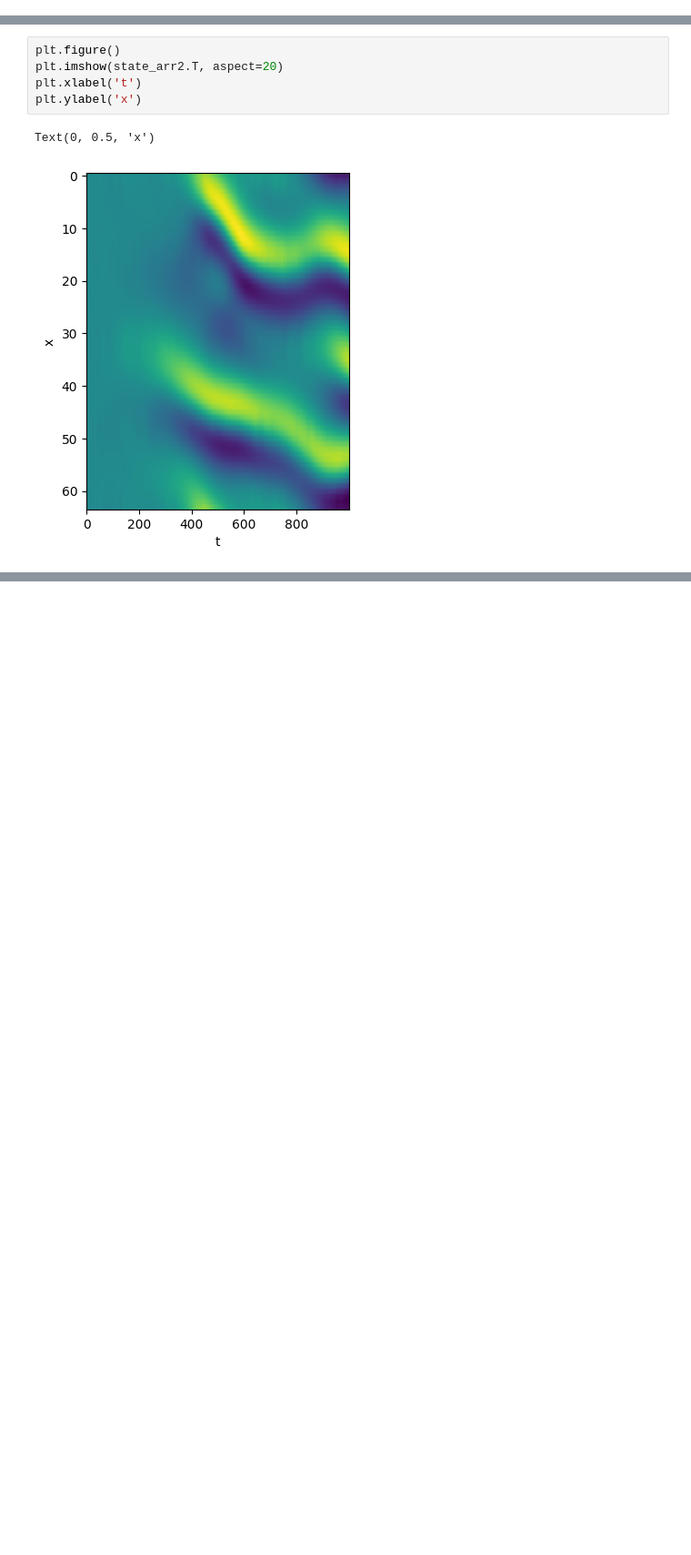
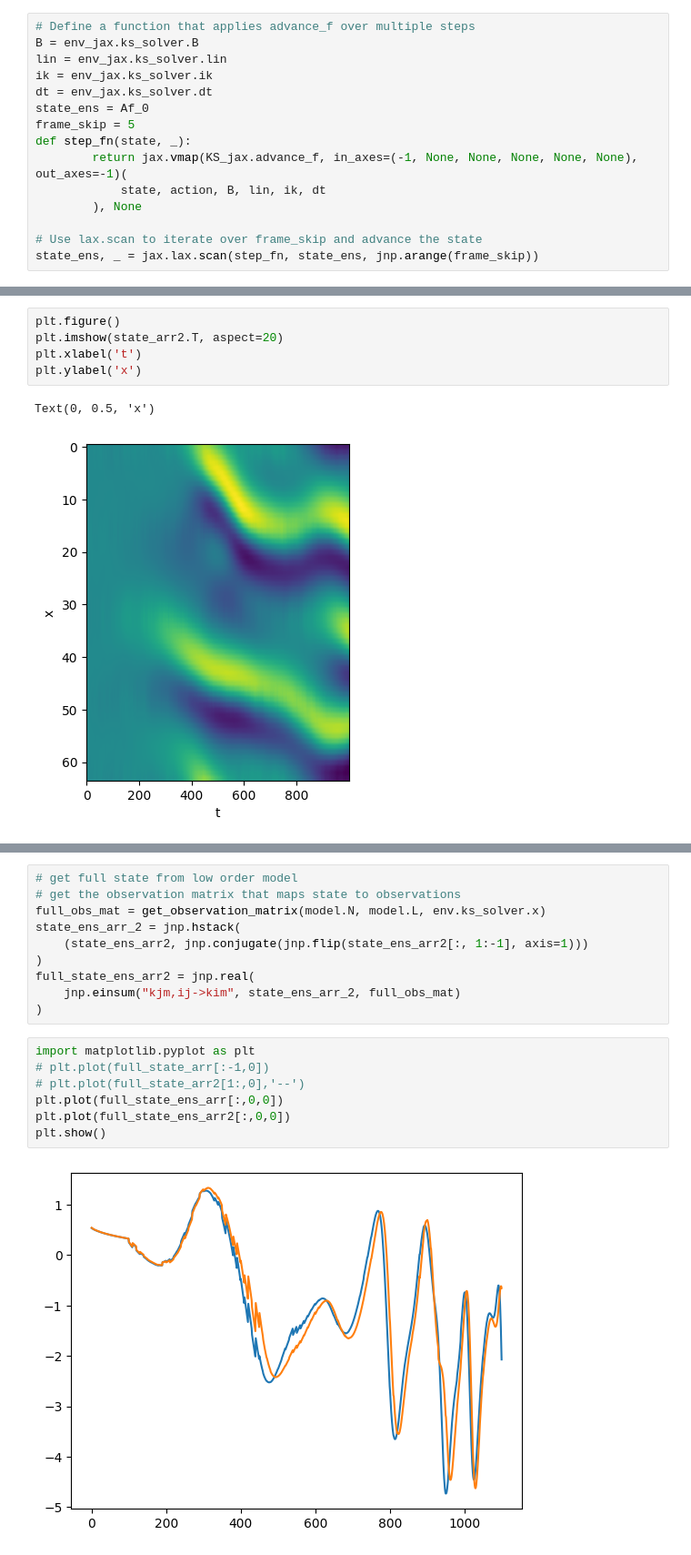
Before and after one commit to MagriLab/DA-RL, a Jupyter notebook: ks_experiment.ipynb, the cells around one changed output, grey strips where cells are left out. Shown at 91% size. Drawn from its saved outputs; the diff is of its cells as text; blank space fills up the shorter version.

```diff
--- a/ks_experiment.ipynb
+++ b/ks_experiment.ipynb
@@ -655,0 +955,15 @@ _, state_arr2 = jax.lax.scan(body_fun,(state2, subkey), np.arange(N_t))
+# %%
+# Define a function that applies advance_f over multiple steps
+B = env_jax.ks_solver.B
+lin = env_jax.ks_solver.lin
+ik = env_jax.ks_solver.ik
+dt = env_jax.ks_solver.dt
+state_ens = Af_0
+frame_skip = 5
+def step_fn(state, _):
+        return jax.vmap(KS_jax.advance_f, in_axes=(-1, None, None, None, None, None), out_axes=-1)(
+            state, action, B, lin, ik, dt
+        ), None
+
+# Use lax.scan to iterate over frame_skip and advance the state
+state_ens, _ = jax.lax.scan(step_fn, state_ens, jnp.arange(frame_skip))
@@ -671,0 +1596,19 @@ Text(0, 0.5, 'x')
+# %%
+# get full state from low order model
+# get the observation matrix that maps state to observations
+full_obs_mat = get_observation_matrix(model.N, model.L, env.ks_solver.x)
+state_ens_arr_2 = jnp.hstack(
+    (state_ens_arr2, jnp.conjugate(jnp.flip(state_ens_arr2[:, 1:-1], axis=1)))
+)
+full_state_ens_arr2 = jnp.real(
+    jnp.einsum("kjm,ij->kim", state_ens_arr_2, full_obs_mat)
+)
+# %%
+import matplotlib.pyplot as plt
+# plt.plot(full_state_arr[:-1,0])
+# plt.plot(full_state_arr2[1:,0],'--')
+plt.plot(full_state_ens_arr[:,0,0])
+plt.plot(full_state_ens_arr2[:,0,0])
+plt.show()
+# %% [output]
+[figure, added]
```
Also changed, not shown: parts of 26 cells of this notebook, 7 other files.
